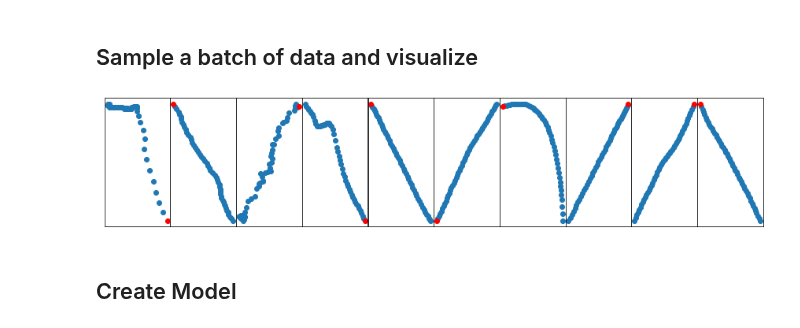
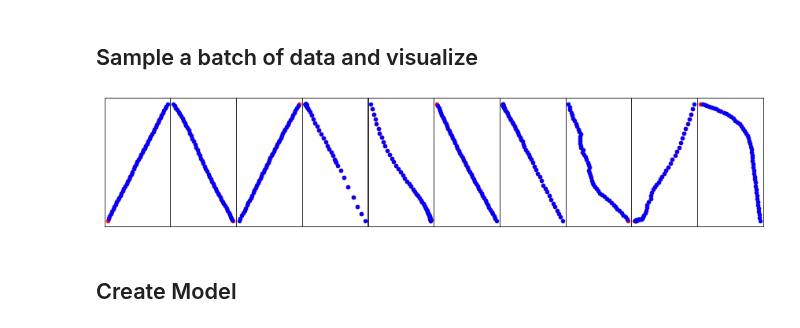
Before and after one commit to ec-2018/CSE151BCompetition, a Jupyter notebook: Load_Argo2_Public.ipynb, the cells around one changed output. Drawn from its saved outputs; the diff is of its cells as text; code cells hidden in the pictures.

```diff
--- a/Load_Argo2_Public.ipynb
+++ b/Load_Argo2_Public.ipynb
@@ -77,9 +77,9 @@ def get_city_trajectories(city="palo-alto", split="train", normalized=False):
         inputs = []
         outputs = []
         for trajectory in trajectories:
-            for i in range(0, trajectory.shape[0] - 50, 25):
+            for i in range(0, trajectory.shape[0] - 55, 25):
                 inputs.append(trajectory[i:i+50])
-                outputs.append(trajectory[i+50])
+                outputs.append(trajectory[i+1:i+51])
 
     inputs, outputs = np.asarray(inputs), np.asarray(outputs)
     print(inputs.shape, outputs.shape)
@@ -161,34 +158,34 @@ test_loader = DataLoader(test_dataset,batch_size=1)
 # %%
 import matplotlib.pyplot as plt
 import random
 
 
 def show_sample_batch(sample_batch):
     """visualize the trajectory for a batch of samples"""
     inp, out = sample_batch
     batch_sz = inp.size(0)
     agent_sz = inp.size(1)
 
 
     fig, axs = plt.subplots(1,batch_sz, figsize=(15, 3), facecolor='w', edgecolor='k')
     fig.subplots_adjust(hspace = .5, wspace=.001)
     axs = axs.ravel()
     for i in range(batch_sz):
         axs[i].xaxis.set_ticks([])
         axs[i].yaxis.set_ticks([])
 
         # first two feature dimensions are (x,y) positions
-        axs[i].scatter(inp[i,:,0], inp[i,:,1])
-        axs[i].scatter(out[i,0], out[i,1], c='r')
+        axs[i].scatter(inp[i,:,0], inp[i,:,1], c='r', s=20)
+        axs[i].scatter(out[i,:,0], out[i,:,1], c='b', s=20)
 
 
 for i_batch, sample_batch in enumerate(train_loader):
     if i_batch != 4: continue
     inputs, outputs = sample_batch
     show_sample_batch(sample_batch)
     break
 # %% [output]
-[figure, old version]
+[figure, new version]
 # %% [markdown]
 ## Create Model
 # %%
```
Also changed, not shown: parts of 5 cells of this notebook.
